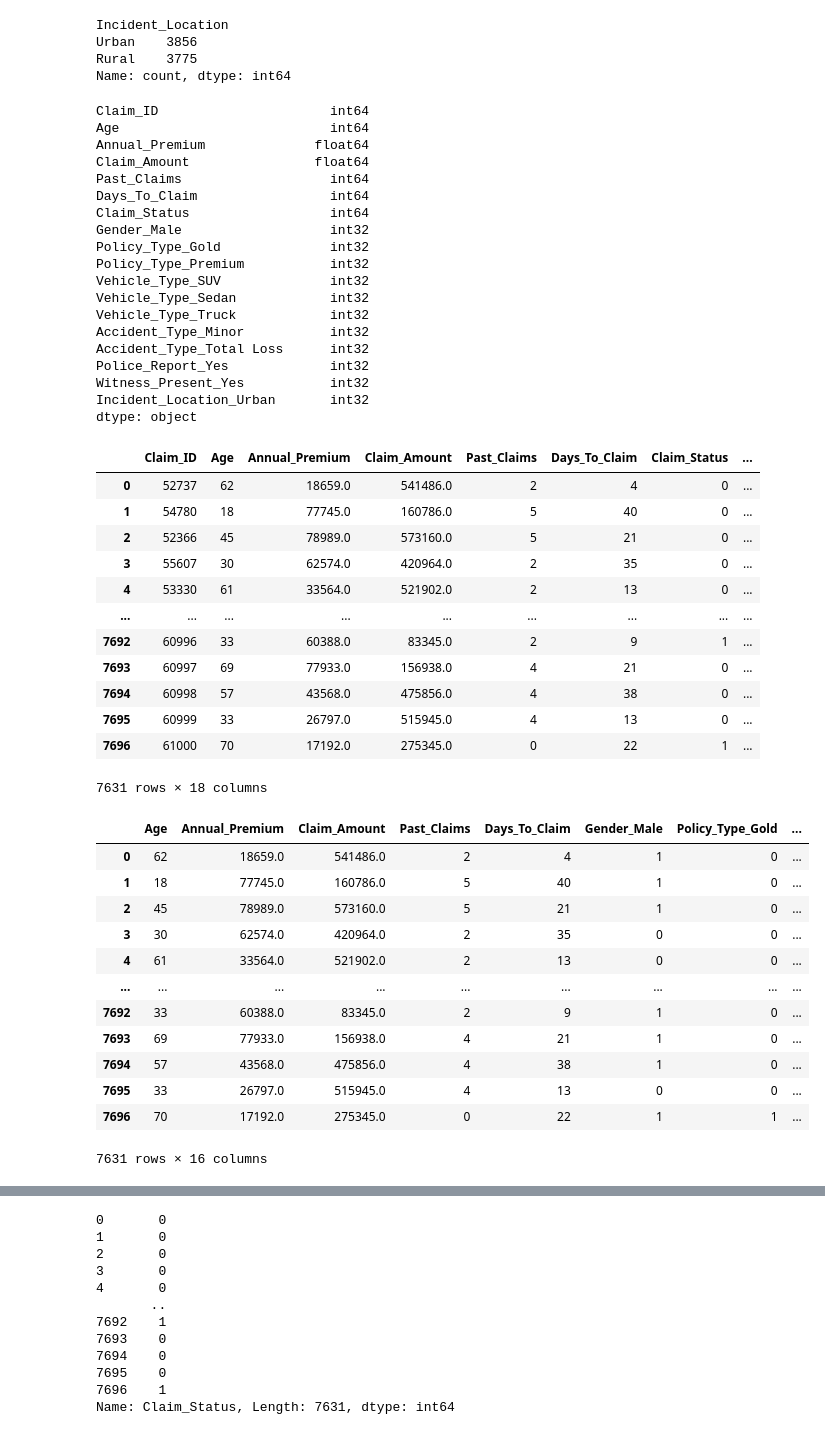
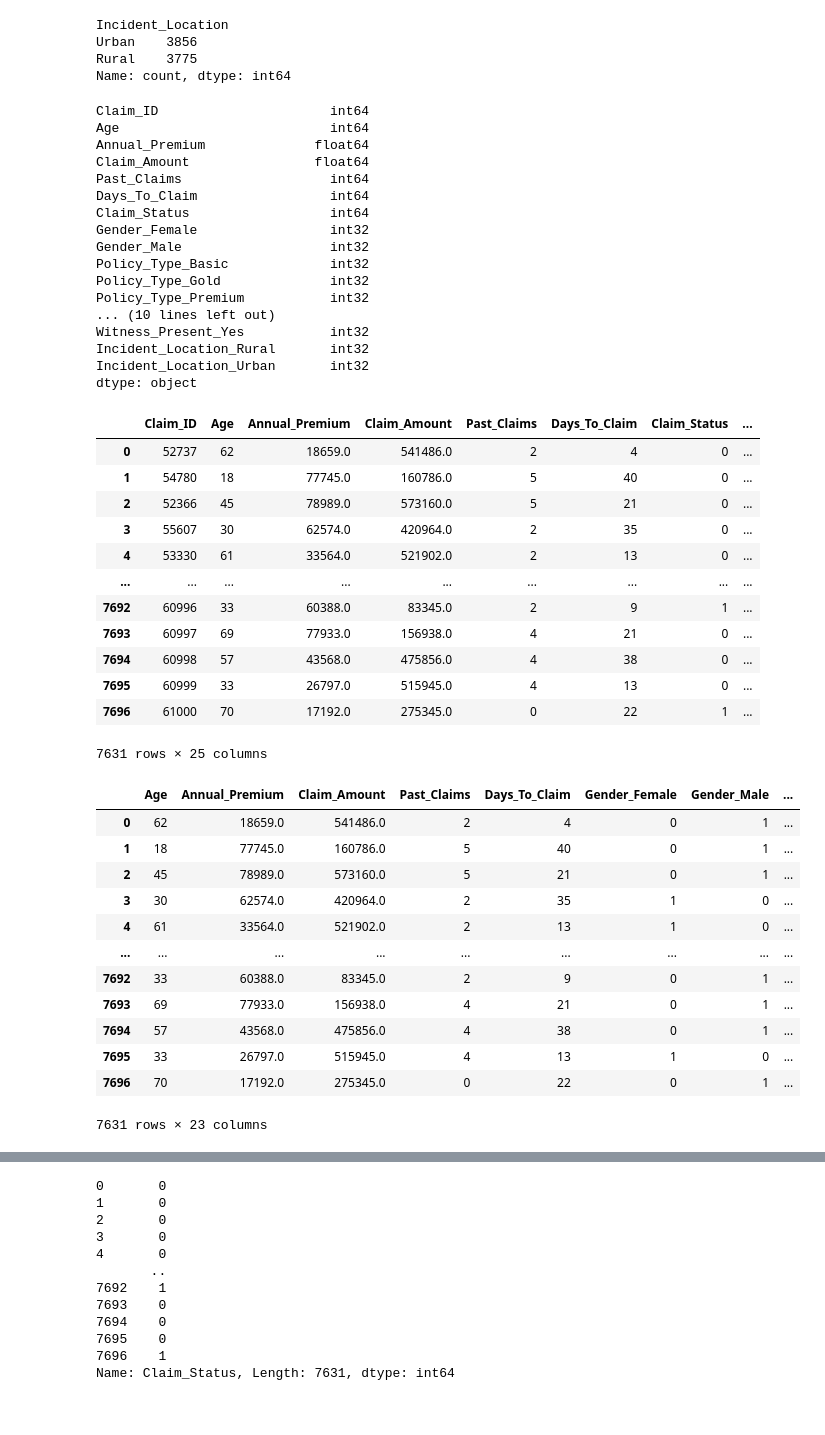
Before and after one commit to AthulRajVP/vehicle_fraud_prediction, a Jupyter notebook: backend/fraud.ipynb, the cells around one changed output, grey strips where cells are left out. Cells and saved outputs as stored; diff of their text form; code cells hidden in the pictures.

```diff
--- a/backend/fraud.ipynb
+++ b/backend/fraud.ipynb
@@ -208,7 +208,7 @@ Urban    3856
 Rural    3775
 Name: count, dtype: int64
 # %%
-df=pd.get_dummies(df,columns=['Gender','Policy_Type','Vehicle_Type','Accident_Type','Police_Report','Witness_Present','Incident_Location'],drop_first=True,dtype=int)
+df=pd.get_dummies(df,columns=['Gender','Policy_Type','Vehicle_Type','Accident_Type','Police_Report','Witness_Present','Incident_Location'],dtype=int)
 # %%
 df.dtypes
 # %% [output]
@@ -219,16 +219,14 @@ Claim_Amount                float64
 Past_Claims                   int64
 Days_To_Claim                 int64
 Claim_Status                  int64
+Gender_Female                 int32
 Gender_Male                   int32
+Policy_Type_Basic             int32
 Policy_Type_Gold              int32
 Policy_Type_Premium           int32
-Vehicle_Type_SUV              int32
-Vehicle_Type_Sedan            int32
-Vehicle_Type_Truck            int32
-Accident_Type_Minor           int32
-Accident_Type_Total Loss      int32
-Police_Report_Yes             int32
+... (10 lines left out)
 Witness_Present_Yes           int32
+Incident_Location_Rural       int32
 Incident_Location_Urban       int32
 dtype: object
 # %%
@@ -246,24 +244,24 @@ df
 | 7694 | 60998 | 57 | 43568.0 | 475856.0 | 4 | 38 | 0 | ... |
 | 7695 | 60999 | 33 | 26797.0 | 515945.0 | 4 | 13 | 0 | ... |
 | 7696 | 61000 | 70 | 17192.0 | 275345.0 | 0 | 22 | 1 | ... |
-7631 rows × 18 columns
+7631 rows × 25 columns
 # %%
-x=df.drop(['Claim_Status','claim_id'],axis=1)
+x=df.drop(['Claim_Status','Claim_ID'],axis=1)
 x
 # %% [output]
-|  | Age | Annual_Premium | Claim_Amount | Past_Claims | Days_To_Claim | Gender_Male | Policy_Type_Gold | ... |
-| 0 | 62 | 18659.0 | 541486.0 | 2 | 4 | 1 | 0 | ... |
-| 1 | 18 | 77745.0 | 160786.0 | 5 | 40 | 1 | 0 | ... |
-| 2 | 45 | 78989.0 | 573160.0 | 5 | 21 | 1 | 0 | ... |
-| 3 | 30 | 62574.0 | 420964.0 | 2 | 35 | 0 | 0 | ... |
-| 4 | 61 | 33564.0 | 521902.0 | 2 | 13 | 0 | 0 | ... |
+|  | Age | Annual_Premium | Claim_Amount | Past_Claims | Days_To_Claim | Gender_Female | Gender_Male | ... |
+| 0 | 62 | 18659.0 | 541486.0 | 2 | 4 | 0 | 1 | ... |
+| 1 | 18 | 77745.0 | 160786.0 | 5 | 40 | 0 | 1 | ... |
+| 2 | 45 | 78989.0 | 573160.0 | 5 | 21 | 0 | 1 | ... |
+| 3 | 30 | 62574.0 | 420964.0 | 2 | 35 | 1 | 0 | ... |
+| 4 | 61 | 33564.0 | 521902.0 | 2 | 13 | 1 | 0 | ... |
 | ... | ... | ... | ... | ... | ... | ... | ... | ... |
-| 7692 | 33 | 60388.0 | 83345.0 | 2 | 9 | 1 | 0 | ... |
-| 7693 | 69 | 77933.0 | 156938.0 | 4 | 21 | 1 | 0 | ... |
-| 7694 | 57 | 43568.0 | 475856.0 | 4 | 38 | 1 | 0 | ... |
-| 7695 | 33 | 26797.0 | 515945.0 | 4 | 13 | 0 | 0 | ... |
-| 7696 | 70 | 17192.0 | 275345.0 | 0 | 22 | 1 | 1 | ... |
+| 7692 | 33 | 60388.0 | 83345.0 | 2 | 9 | 0 | 1 | ... |
+| 7693 | 69 | 77933.0 | 156938.0 | 4 | 21 | 0 | 1 | ... |
+| 7694 | 57 | 43568.0 | 475856.0 | 4 | 38 | 0 | 1 | ... |
+| 7695 | 33 | 26797.0 | 515945.0 | 4 | 13 | 1 | 0 | ... |
+| 7696 | 70 | 17192.0 | 275345.0 | 0 | 22 | 0 | 1 | ... |
-7631 rows × 16 columns
+7631 rows × 23 columns
 # %%
 print(list(x.columns))
 # %% [output]
```
Also changed, not shown: parts of 5 cells of this notebook, 4 other files.
